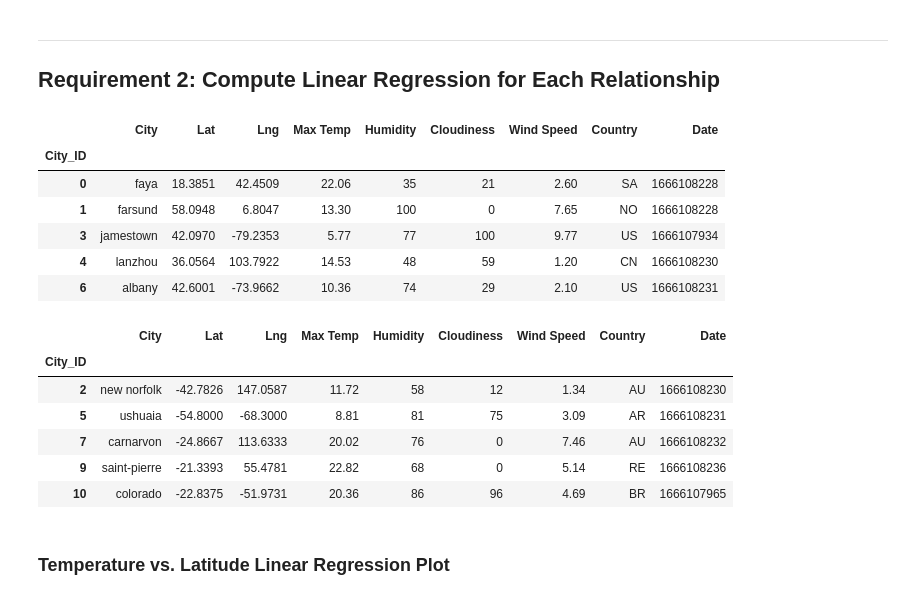
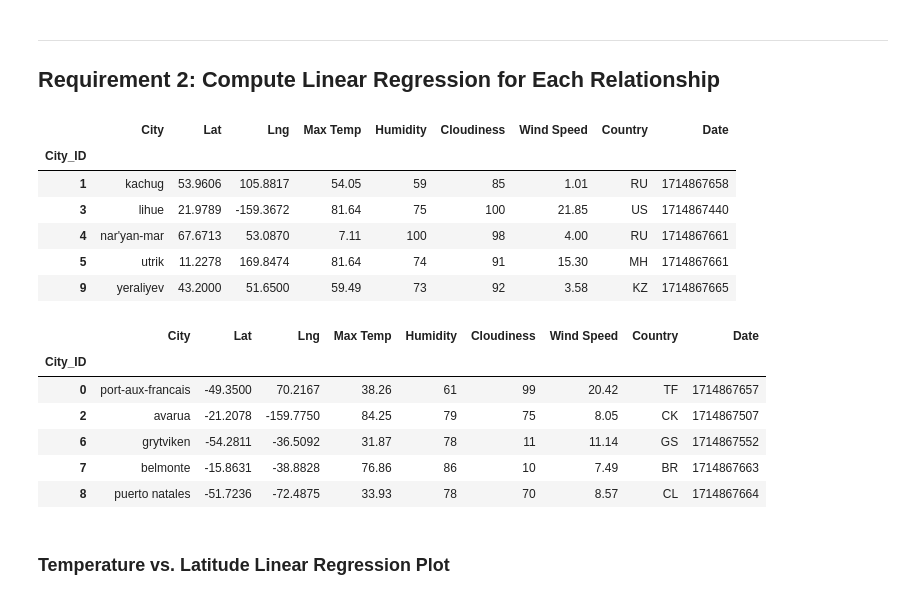
Before and after one commit to aparsley1/python-api-challenge, a Jupyter notebook: WeatherPy/WeatherPy.ipynb, the cells around one changed output. Saved outputs shown, nothing was run; the diff lists cells and outputs as text; code cells hidden in the pictures.

```diff
--- a/WeatherPy/WeatherPy.ipynb
+++ b/WeatherPy/WeatherPy.ipynb
@@ -281,30 +289,31 @@ plt.show()
 # %%
 # Create a DataFrame with the Northern Hemisphere data (Latitude >= 0)
-# YOUR CODE HERE
+northern_hemi_df = city_data_df.loc[city_data_df["Lat"] >= 0,:]
 
 # Display sample data
 northern_hemi_df.head()
 # %% [output]
 |  | City | Lat | Lng | Max Temp | Humidity | Cloudiness | Wind Speed | Country | Date |
 | City_ID |  |  |  |  |  |  |  |  |  |
-| 0 | faya | 18.3851 | 42.4509 | 22.06 | 35 | 21 | 2.60 | SA | 1666108228 |
-| 1 | farsund | 58.0948 | 6.8047 | 13.30 | 100 | 0 | 7.65 | NO | 1666108228 |
-| 3 | jamestown | 42.0970 | -79.2353 | 5.77 | 77 | 100 | 9.77 | US | 1666107934 |
-| 4 | lanzhou | 36.0564 | 103.7922 | 14.53 | 48 | 59 | 1.20 | CN | 1666108230 |
-| 6 | albany | 42.6001 | -73.9662 | 10.36 | 74 | 29 | 2.10 | US | 1666108231 |
+| 1 | kachug | 53.9606 | 105.8817 | 54.05 | 59 | 85 | 1.01 | RU | 1714867658 |
+| 3 | lihue | 21.9789 | -159.3672 | 81.64 | 75 | 100 | 21.85 | US | 1714867440 |
+| 4 | nar'yan-mar | 67.6713 | 53.0870 | 7.11 | 100 | 98 | 4.00 | RU | 1714867661 |
+| 5 | utrik | 11.2278 | 169.8474 | 81.64 | 74 | 91 | 15.30 | MH | 1714867661 |
+| 9 | yeraliyev | 43.2000 | 51.6500 | 59.49 | 73 | 92 | 3.58 | KZ | 1714867665 |
 # %%
 # Create a DataFrame with the Southern Hemisphere data (Latitude < 0)
-# YOUR CODE HERE
+southern_hemi_df = city_data_df.loc[city_data_df["Lat"] < 0,:]
+
 
 # Display sample data
 southern_hemi_df.head()
 # %% [output]
 |  | City | Lat | Lng | Max Temp | Humidity | Cloudiness | Wind Speed | Country | Date |
 | City_ID |  |  |  |  |  |  |  |  |  |
-| 2 | new norfolk | -42.7826 | 147.0587 | 11.72 | 58 | 12 | 1.34 | AU | 1666108230 |
-| 5 | ushuaia | -54.8000 | -68.3000 | 8.81 | 81 | 75 | 3.09 | AR | 1666108231 |
-| 7 | carnarvon | -24.8667 | 113.6333 | 20.02 | 76 | 0 | 7.46 | AU | 1666108232 |
-| 9 | saint-pierre | -21.3393 | 55.4781 | 22.82 | 68 | 0 | 5.14 | RE | 1666108236 |
-| 10 | colorado | -22.8375 | -51.9731 | 20.36 | 86 | 96 | 4.69 | BR | 1666107965 |
+| 0 | port-aux-francais | -49.3500 | 70.2167 | 38.26 | 61 | 99 | 20.42 | TF | 1714867657 |
+| 2 | avarua | -21.2078 | -159.7750 | 84.25 | 79 | 75 | 8.05 | CK | 1714867507 |
+| 6 | grytviken | -54.2811 | -36.5092 | 31.87 | 78 | 11 | 11.14 | GS | 1714867552 |
+| 7 | belmonte | -15.8631 | -38.8828 | 76.86 | 86 | 10 | 7.49 | BR | 1714867663 |
+| 8 | puerto natales | -51.7236 | -72.4875 | 33.93 | 78 | 70 | 8.57 | CL | 1714867664 |
 # %% [markdown]
 ###  Temperature vs. Latitude Linear Regression Plot
```
Also changed, not shown: parts of 34 cells of this notebook, 5 other files.
